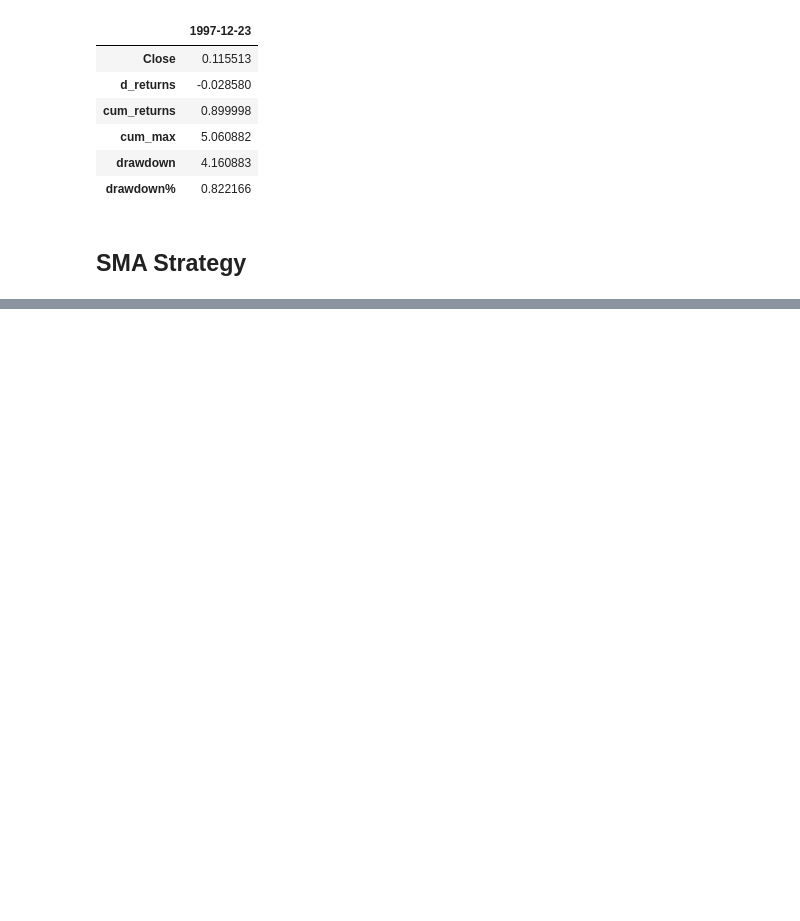
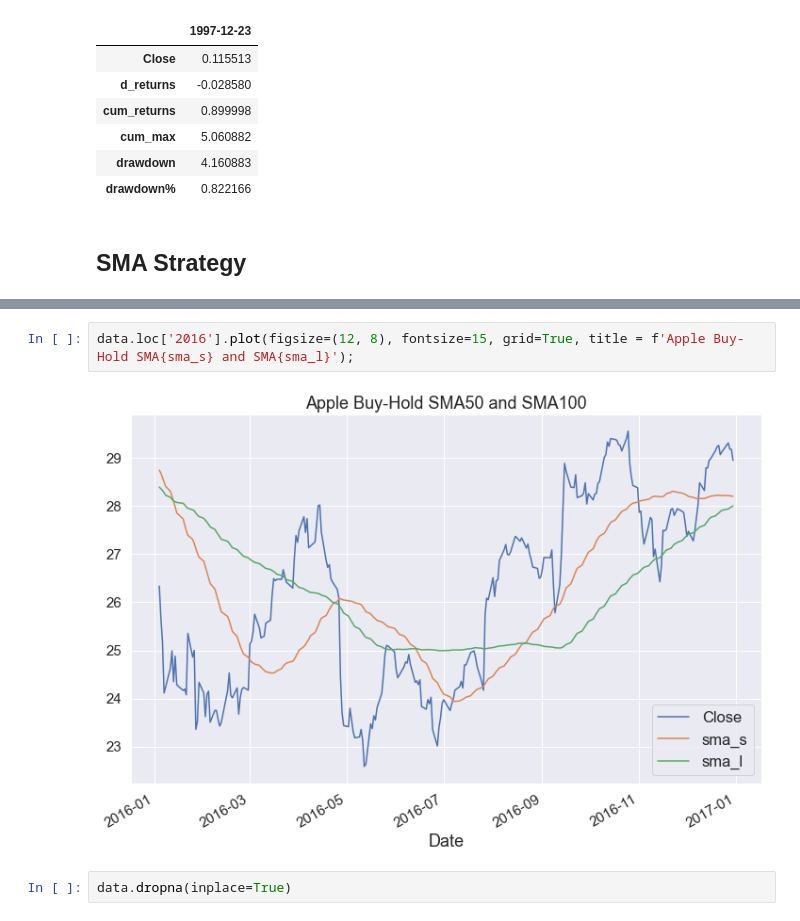
Before and after one commit to Stoic-Angel/QuantShit, a Jupyter notebook: Quant Trading QuantProgram.ipynb, the cells around one changed output, grey strips where cells are left out. Cells and saved outputs as stored; diff of their text form; blank space fills up the shorter version.

```diff
--- a/Quant Trading QuantProgram.ipynb
+++ b/Quant Trading QuantProgram.ipynb
@@ -736,0 +781,6 @@ data = apple['Close'].loc[(apple.index >= apple['drawdown%'].idxmax())]
+# %%
+data.loc['2016'].plot(figsize=(12, 8), fontsize=15, grid=True, title = f'Apple Buy-Hold SMA{sma_s} and SMA{sma_l}');
+# %% [output]
+[figure, added]
+# %%
+data.dropna(inplace=True)
```
Also changed, not shown: parts of 23 cells of this notebook.
